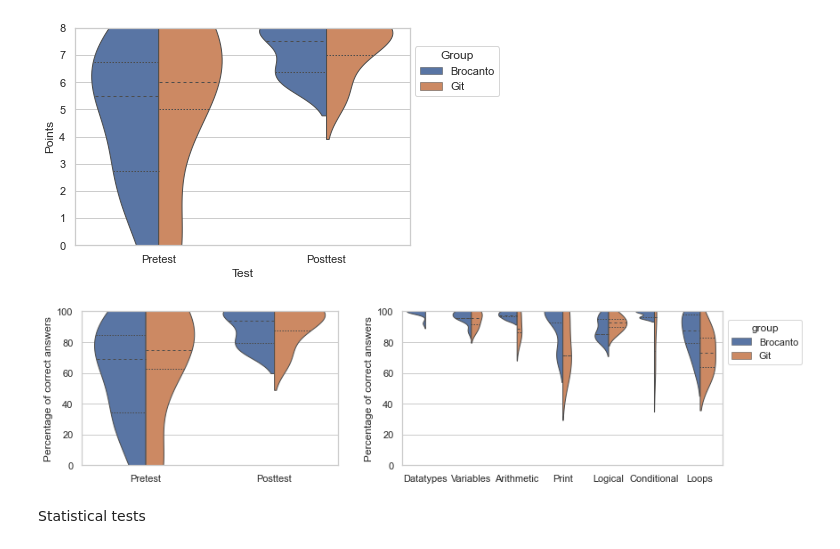
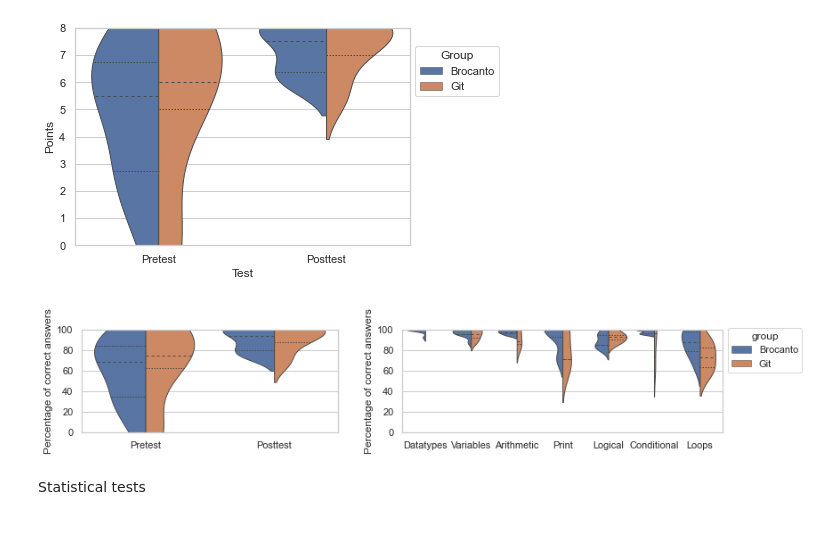
Before and after one commit to gord6/Tapping-into-the-Natural-Language-System-Using-Artificial-Languages-when-Learning-Programming, a Jupyter notebook: descriptive_statistics.ipynb, the cells around one changed output. Cells and saved outputs as stored; diff of their text form; code cells hidden in the pictures.

```diff
--- a/descriptive_statistics.ipynb
+++ b/descriptive_statistics.ipynb
@@ -997,8 +1007,6 @@ df = df_datatypes.append(df_variables)
 # %%
 df_total = df_datatypes[['Percentage', 'Group', 'Category']].append(df_variables[['Percentage', 'Group', 'Category']]).append(df_arithmetic[['Percentage', 'Group', 'Category']]).append(df_print[['Percentage', 'Group', 'Category']]).append(df_logical[['Percentage', 'Group', 'Category']]).append(df_conditional[['Percentage', 'Group', 'Category']]).append(df_loops[['Percentage', 'Group', 'Category']])
 
-display(df_total)
-
 #rename broca and control in yes and no for group
 df_total['Group'] = df_total['Group'].replace(['Broca', 'Control'], ['broca', 'control'])
 # %% [output]
@@ -1151,7 +1135,7 @@ df_merged['Percentage of correct answers'] = df_merged['Points'] / 8 * 100
 df_total['Group'] = df_total['Group'].replace(['broca', 'control'], ['Brocanto', 'Git'])
 # %%
 #use subplots for two violinplots
-fig, (ax1, ax2) = plt.subplots(1, 2, figsize=(10, 3))
+fig, (ax1, ax2) = plt.subplots(1, 2, figsize=(10, 2))
 
 #subplots adjust space between plots
 fig.subplots_adjust(wspace=0.5)
@@ -1165,35 +1149,35 @@ ax2.set_position([0.6, 0.1, 0.5, 0.8])
 
 
 violin1 = sns.violinplot(data=df_merged, x="Test", y="Percentage of correct answers", hue="Group",
                          split=True, inner="quart", linewidth=1, ax=ax1)
 #violin1.legend(title='Group', loc='center left', bbox_to_anchor=(1, 0.8))
 #remove legend from violin1
 violin1.legend_.remove()
 
 #violin y-axis limit
 violin1.set(ylim=(0, 100))
 
 violin2 = sns.violinplot(data=df_total, x="Category", y="Percentage", hue="Group",
                          split=True, inner="quart", linewidth=1, spanmode="hard", ax=ax2)
 
 violin2.set(xlabel='Programming construct', ylabel='Percentage of correct answers')
 violin2.set(ylim=(0, 100))
 violin2.set_title('Programming exercises per construct')
 
 #rename legend broca and control to Brocanto and Git
 violin2.legend(title='group', loc='center left', bbox_to_anchor=(1, 0.8))
 
 #rotate xticks
 #remove violin 2 title
 violin2.set_title('')
 #remove violin2 x axis label
 violin2.set_xlabel('')
 #remove violin1 x axis label
 violin1.set_xlabel('')
 
-plt.savefig('violinplot_pretest_posttest_exercises.pdf', bbox_inches='tight')
+plt.savefig('violinplot_pretest_posttest_exercises.pdf', bbox_inches='tight', pad_inches=0)
 # %% [output]
-[figure, old version]
+[figure, new version]
 # %% [markdown]
 Statistical tests
 # %%
```
Also changed, not shown: parts of 13 cells of this notebook, 6 other files.
